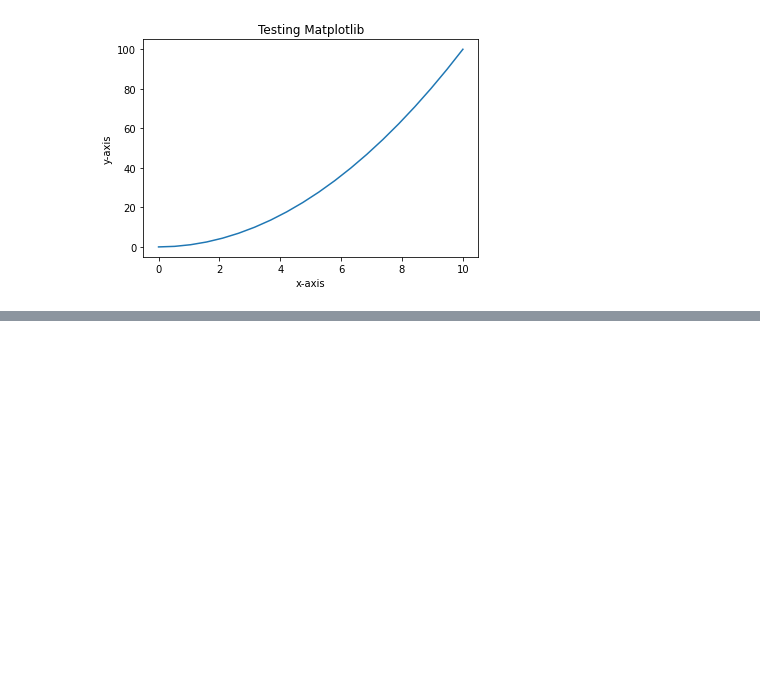
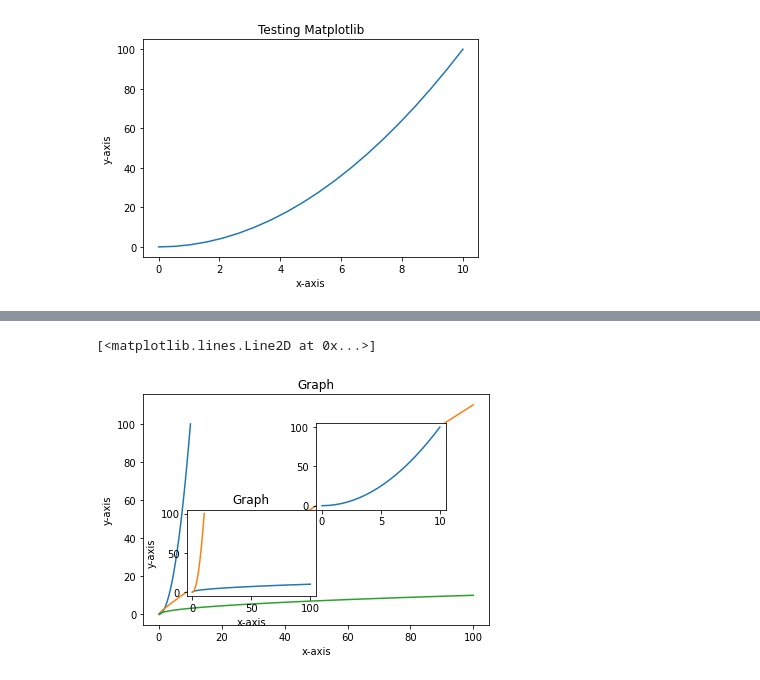
Before and after one commit to Candyy1st/Learn, a Jupyter notebook: numpypandas/matplotlib/Untitled.ipynb, the cells around one changed output, grey strips where cells are left out. Cells and saved outputs as stored; diff of their text form; code cells hidden in the pictures; blank space fills up the shorter version.

```diff
--- a/numpypandas/matplotlib/Untitled.ipynb
+++ b/numpypandas/matplotlib/Untitled.ipynb
@@ -43,0 +46,20 @@ plt.scatter(x,y)
+# %%
+fig = plt.figure()
+x1 = fig.add_axes([0.1,0.1,0.8,0.8])
+x1.plot(x,y,y,z,y,x)
+x2 = fig.add_axes([0.2,0.2,0.3,0.3])
+x2.plot(y,x)
+x3 = fig.add_axes([0.5,0.5,0.3,0.3])
+x3.plot(x,y)
+
+x1.set_xlabel('x-axis')
+x1.set_ylabel('y-axis')
+x1.set_title('Graph')
+x2.set_xlabel('x-axis')
+x2.set_ylabel('y-axis')
+x2.set_title('Graph')
+
+x2.plot(x,y)
+# %% [output]
+[<matplotlib.lines.Line2D at 0x...>]
+[figure, added]
```
Also changed, not shown: parts of 5 cells of this notebook, 3 other files.
